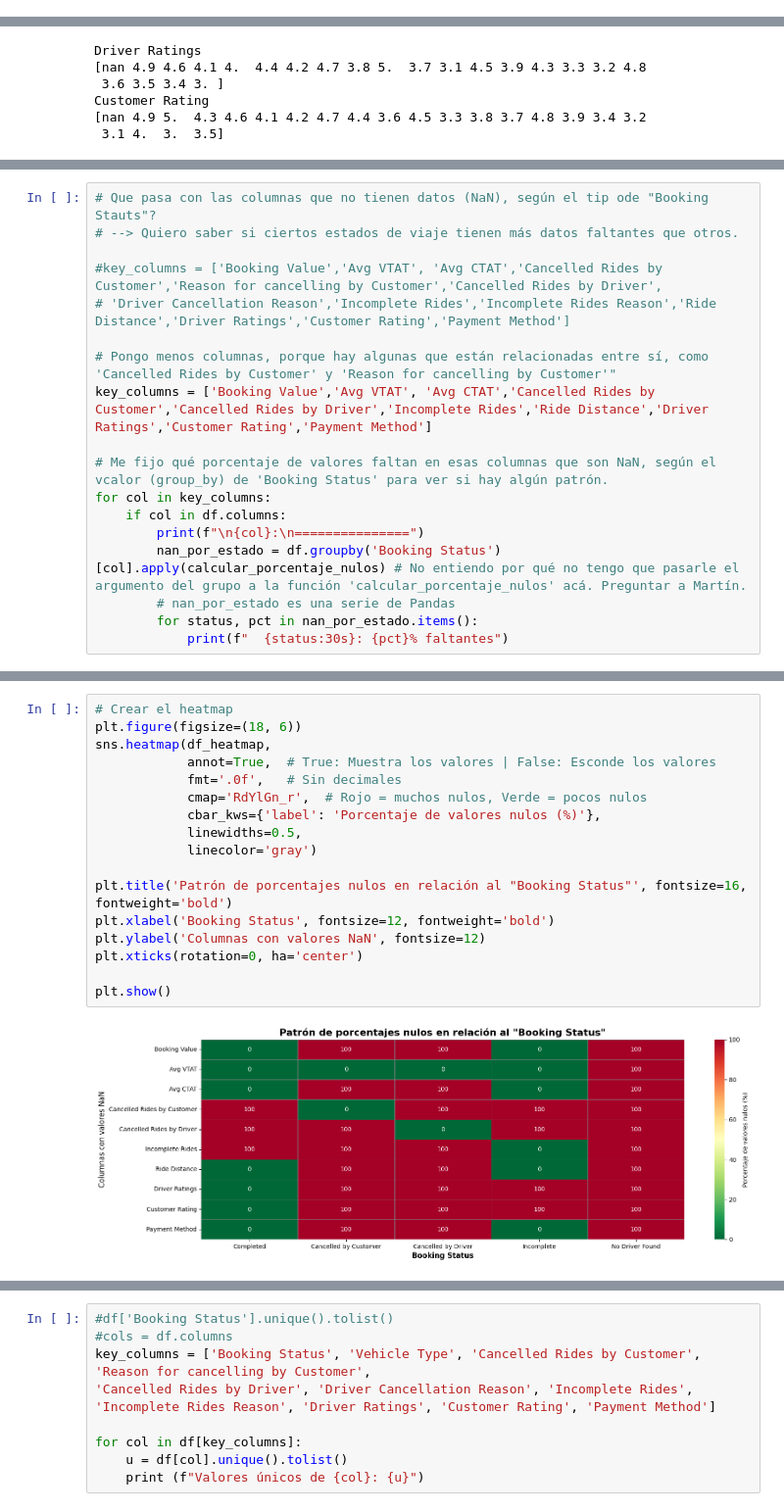
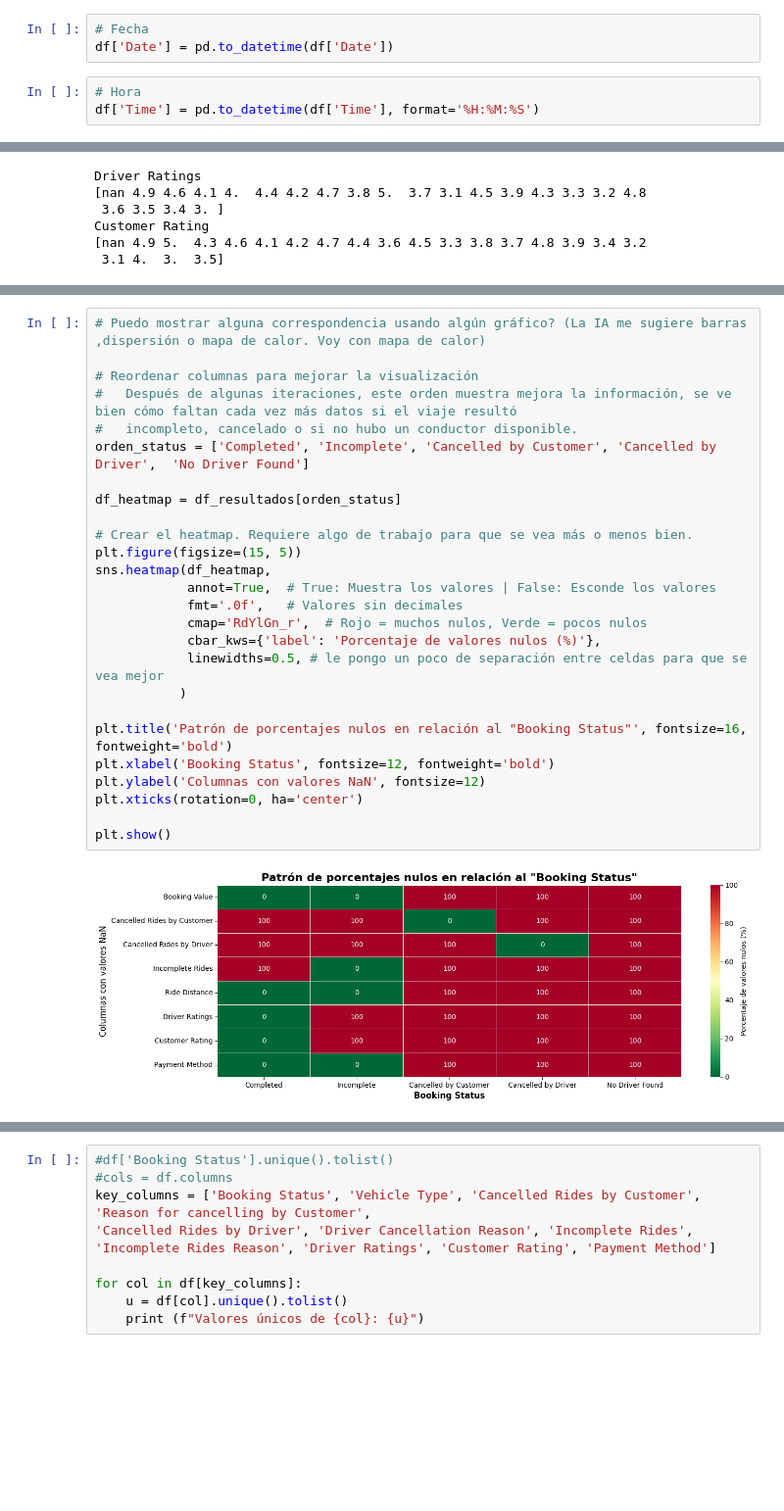
Before and after one commit to matiasobregon/diplo-ia_up_tp1, a Jupyter notebook: tp1.ipynb, the cells around one changed output, grey strips where cells are left out. Shown at 98% size. Drawn from its saved outputs; the diff is of its cells as text; blank space fills up the shorter version.

```diff
--- a/tp1.ipynb
+++ b/tp1.ipynb
@@ -139,0 +132,6 @@ plt.show
+# %%
+# Fecha
+df['Date'] = pd.to_datetime(df['Date'])
+# %%
+# Hora
+df['Time'] = pd.to_datetime(df['Time'], format='%H:%M:%S')
@@ -386,18 +496,0 @@ df['Booking Status'].unique().tolist()
-# %%
-# Que pasa con las columnas que no tienen datos (NaN), según el tip ode "Booking Stauts"?
-# --> Quiero saber si ciertos estados de viaje tienen más datos faltantes que otros.
-
-#key_columns = ['Booking Value','Avg VTAT', 'Avg CTAT','Cancelled Rides by Customer','Reason for cancelling by Customer','Cancelled Rides by Driver',
-# 'Driver Cancellation Reason','Incomplete Rides','Incomplete Rides Reason','Ride Distance','Driver Ratings','Customer Rating','Payment Method']
-
-# Pongo menos columnas, porque hay algunas que están relacionadas entre sí, como 'Cancelled Rides by Customer' y 'Reason for cancelling by Customer'"
-key_columns = ['Booking Value','Avg VTAT', 'Avg CTAT','Cancelled Rides by Customer','Cancelled Rides by Driver','Incomplete Rides','Ride Distance','Driver Ratings','Customer Rating','Payment Method']
-
-# Me fijo qué porcentaje de valores faltan en esas columnas que son NaN, según el vcalor (group_by) de 'Booking Status' para ver si hay algún patrón.
-for col in key_columns:
-    if col in df.columns:
-        print(f"\n{col}:\n===============")
-        nan_por_estado = df.groupby('Booking Status')[col].apply(calcular_porcentaje_nulos) # No entiendo por qué no tengo que pasarle el argumento del grupo a la función 'calcular_porcentaje_nulos' acá. Preguntar a Martín.
-        # nan_por_estado es una serie de Pandas
-        for status, pct in nan_por_estado.items():
-            print(f"  {status:30s}: {pct}% faltantes")
@@ -438,19 +565,28 @@ df_heatmap = df_heatmap[orden_status]
 # %%
-# Crear el heatmap
-plt.figure(figsize=(18, 6))
+# Puedo mostrar alguna correspondencia usando algún gráfico? (La IA me sugiere barras ,dispersión o mapa de calor. Voy con mapa de calor)
+
+# Reordenar columnas para mejorar la visualización
+#   Después de algunas iteraciones, este orden muestra mejora la información, se ve bien cómo faltan cada vez más datos si el viaje resultó
+#   incompleto, cancelado o si no hubo un conductor disponible.
+orden_status = ['Completed', 'Incomplete', 'Cancelled by Customer', 'Cancelled by Driver',  'No Driver Found']
+
+df_heatmap = df_resultados[orden_status]
+
+# Crear el heatmap. Requiere algo de trabajo para que se vea más o menos bien.
+plt.figure(figsize=(15, 5))
 sns.heatmap(df_heatmap,
             annot=True,  # True: Muestra los valores | False: Esconde los valores
-            fmt='.0f',   # Sin decimales
+            fmt='.0f',   # Valores sin decimales
             cmap='RdYlGn_r',  # Rojo = muchos nulos, Verde = pocos nulos
             cbar_kws={'label': 'Porcentaje de valores nulos (%)'},
-            linewidths=0.5,
-            linecolor='gray')
+            linewidths=0.5, # le pongo un poco de separación entre celdas para que se vea mejor
+           )
 
 plt.title('Patrón de porcentajes nulos en relación al "Booking Status"', fontsize=16, fontweight='bold')
 plt.xlabel('Booking Status', fontsize=12, fontweight='bold')
 plt.ylabel('Columnas con valores NaN', fontsize=12)
 plt.xticks(rotation=0, ha='center')
 
 plt.show()
 # %% [output]
-[figure, old version]
+[figure, new version]
```
Also changed, not shown: parts of 48 cells of this notebook.
